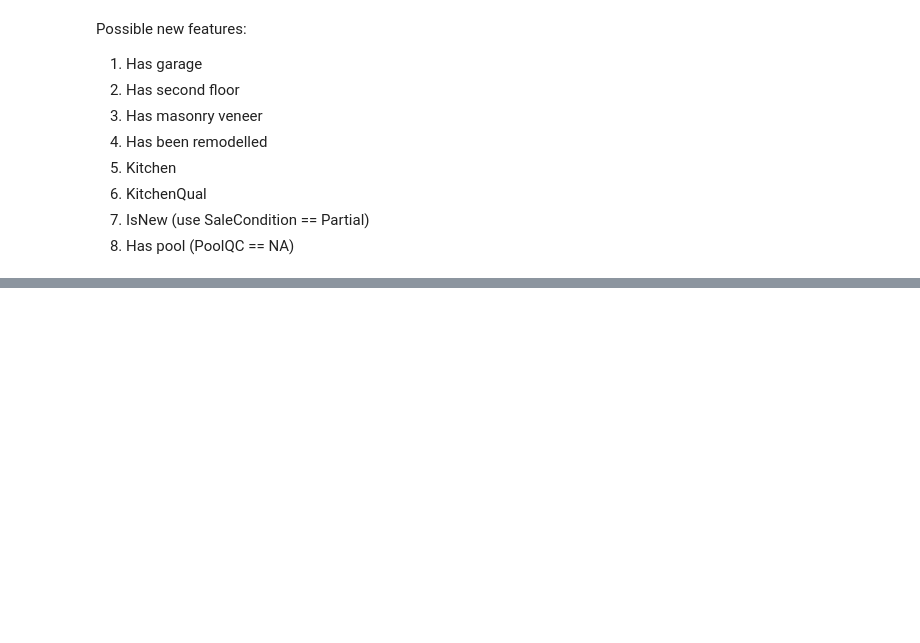
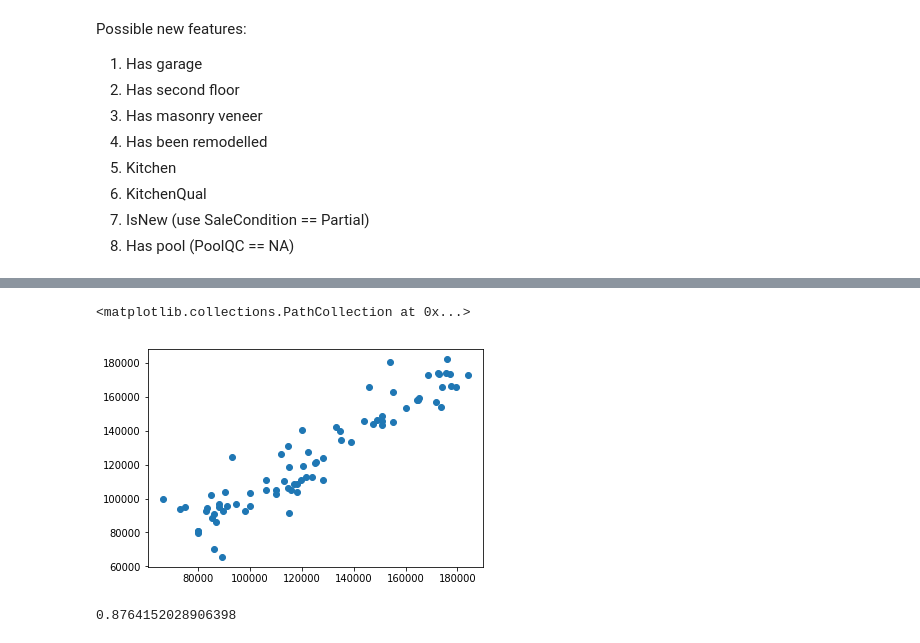
Before and after one commit to cb-ds-1/m3-3-engineering-regression, a Jupyter notebook: workshop.ipynb, the cells around one changed output, grey strips where cells are left out. Cells and saved outputs as stored; diff of their text form; code cells hidden in the pictures; blank space fills up the shorter version.

```diff
--- a/workshop.ipynb
+++ b/workshop.ipynb
@@ -853,0 +833,3 @@ plt.show()
+# %%
+y_hat = est.predict(x)
+y_hat
@@ -853,0 +849,10 @@ plt.show()
+# %%
+plt.scatter(y=y_hat,x=y)
+# %% [output]
+<matplotlib.collections.PathCollection at 0x...>
+[figure, added]
+# %%
+from sklearn.metrics import r2_score
+print(r2_score(y, y_hat))
+# %% [output]
+0.8764152028906398
```
Also changed, not shown: parts of 12 cells of this notebook.
